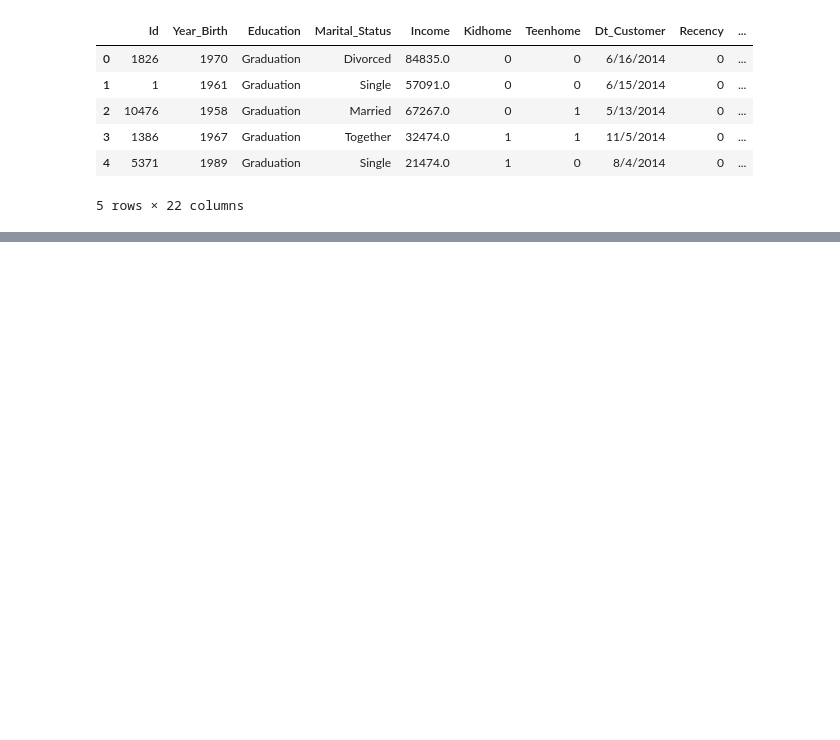
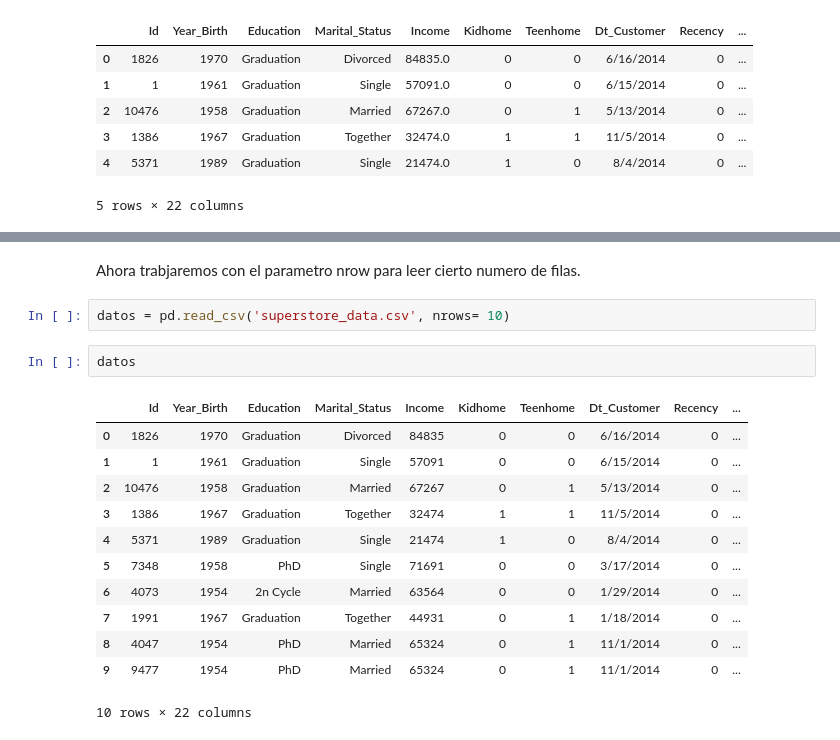
Before and after one commit to Eliecer91/Eliecer91.github.io, a Jupyter notebook: Panda_I_O.ipynb, the cells around one changed output, grey strips where cells are left out. Cells and saved outputs as stored; diff of their text form; blank space fills up the shorter version.

```diff
--- a/Panda_I_O.ipynb
+++ b/Panda_I_O.ipynb
@@ -20,0 +55,19 @@ datos.head()
+# %% [markdown]
+Ahora trabjaremos con el parametro nrow para leer cierto numero de filas.
+# %%
+datos = pd.read_csv('superstore_data.csv', nrows= 10)
+# %%
+datos
+# %% [output]
+|  | Id | Year_Birth | Education | Marital_Status | Income | Kidhome | Teenhome | Dt_Customer | Recency | ... |
+| 0 | 1826 | 1970 | Graduation | Divorced | 84835 | 0 | 0 | 6/16/2014 | 0 | ... |
+| 1 | 1 | 1961 | Graduation | Single | 57091 | 0 | 0 | 6/15/2014 | 0 | ... |
+| 2 | 10476 | 1958 | Graduation | Married | 67267 | 0 | 1 | 5/13/2014 | 0 | ... |
+| 3 | 1386 | 1967 | Graduation | Together | 32474 | 1 | 1 | 11/5/2014 | 0 | ... |
+| 4 | 5371 | 1989 | Graduation | Single | 21474 | 1 | 0 | 8/4/2014 | 0 | ... |
+| 5 | 7348 | 1958 | PhD | Single | 71691 | 0 | 0 | 3/17/2014 | 0 | ... |
+| 6 | 4073 | 1954 | 2n Cycle | Married | 63564 | 0 | 0 | 1/29/2014 | 0 | ... |
+| 7 | 1991 | 1967 | Graduation | Together | 44931 | 0 | 1 | 1/18/2014 | 0 | ... |
+| 8 | 4047 | 1954 | PhD | Married | 65324 | 0 | 1 | 11/1/2014 | 0 | ... |
+| 9 | 9477 | 1954 | PhD | Married | 65324 | 0 | 1 | 11/1/2014 | 0 | ... |
+10 rows × 22 columns
```
Also changed, not shown: parts of 9 cells of this notebook.
